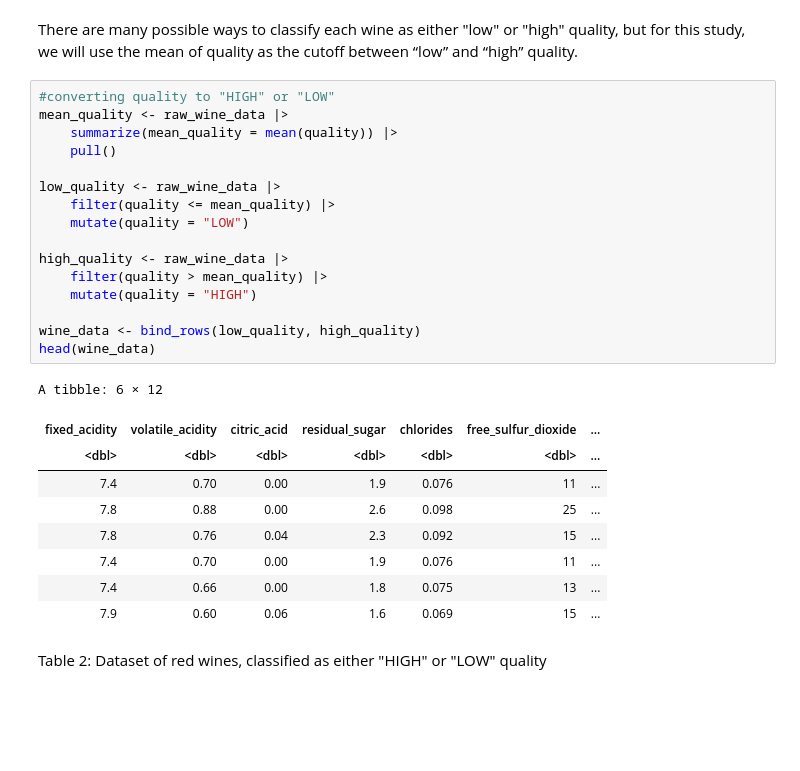
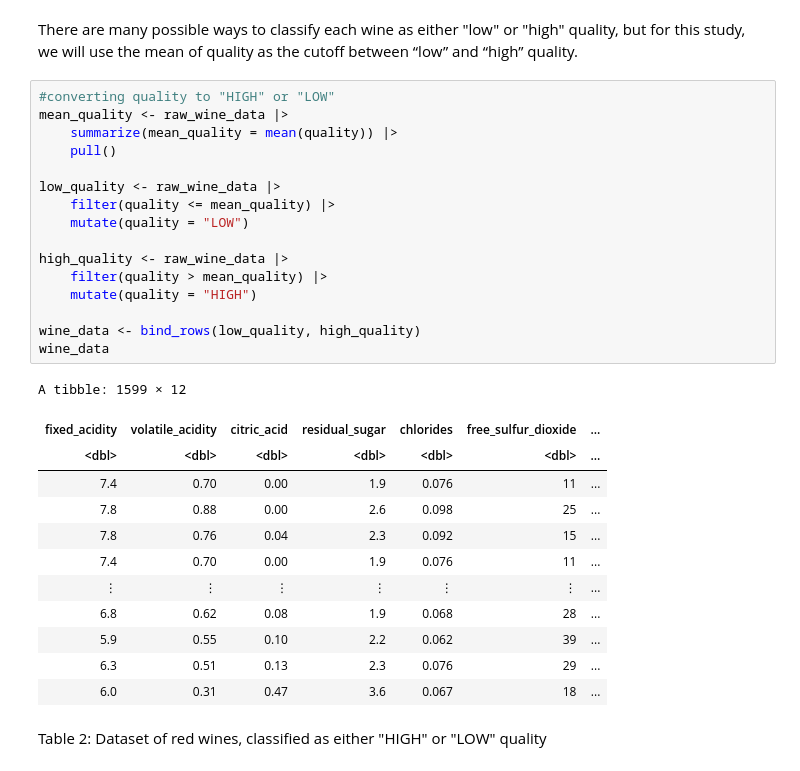
Before and after one commit to aleong2004/Wine-Composition, a Jupyter notebook: Proposal.ipynb, the cells around one changed output. Saved outputs shown, nothing was run; the diff lists cells and outputs as text; blank space fills up the shorter version.

```diff
--- a/Proposal.ipynb
+++ b/Proposal.ipynb
@@ -66,29 +80,32 @@ There are many possible ways to classify each wine as either "low" or "high" qua
 # %%
 #converting quality to "HIGH" or "LOW"
 mean_quality <- raw_wine_data |>
     summarize(mean_quality = mean(quality)) |>
     pull()
 
 low_quality <- raw_wine_data |>
     filter(quality <= mean_quality) |>
     mutate(quality = "LOW")
 
 high_quality <- raw_wine_data |>
     filter(quality > mean_quality) |>
     mutate(quality = "HIGH")
 
 wine_data <- bind_rows(low_quality, high_quality)
-head(wine_data)
+wine_data
 # %% [output]
-A tibble: 6 × 12
+A tibble: 1599 × 12
 | fixed_acidity | volatile_acidity | citric_acid | residual_sugar | chlorides | free_sulfur_dioxide | ... |
 | <dbl> | <dbl> | <dbl> | <dbl> | <dbl> | <dbl> | ... |
 | 7.4 | 0.70 | 0.00 | 1.9 | 0.076 | 11 | ... |
 | 7.8 | 0.88 | 0.00 | 2.6 | 0.098 | 25 | ... |
 | 7.8 | 0.76 | 0.04 | 2.3 | 0.092 | 15 | ... |
 | 7.4 | 0.70 | 0.00 | 1.9 | 0.076 | 11 | ... |
-| 7.4 | 0.66 | 0.00 | 1.8 | 0.075 | 13 | ... |
-| 7.9 | 0.60 | 0.06 | 1.6 | 0.069 | 15 | ... |
+| ⋮ | ⋮ | ⋮ | ⋮ | ⋮ | ⋮ | ... |
+| 6.8 | 0.62 | 0.08 | 1.9 | 0.068 | 28 | ... |
+| 5.9 | 0.55 | 0.10 | 2.2 | 0.062 | 39 | ... |
+| 6.3 | 0.51 | 0.13 | 2.3 | 0.076 | 29 | ... |
+| 6.0 | 0.31 | 0.47 | 3.6 | 0.067 | 18 | ... |
 # %% [markdown]
 Table 2: Dataset of red wines, classified as either "HIGH" or "LOW" quality
 # %% [markdown]
```
Also changed, not shown: parts of 18 cells of this notebook.
